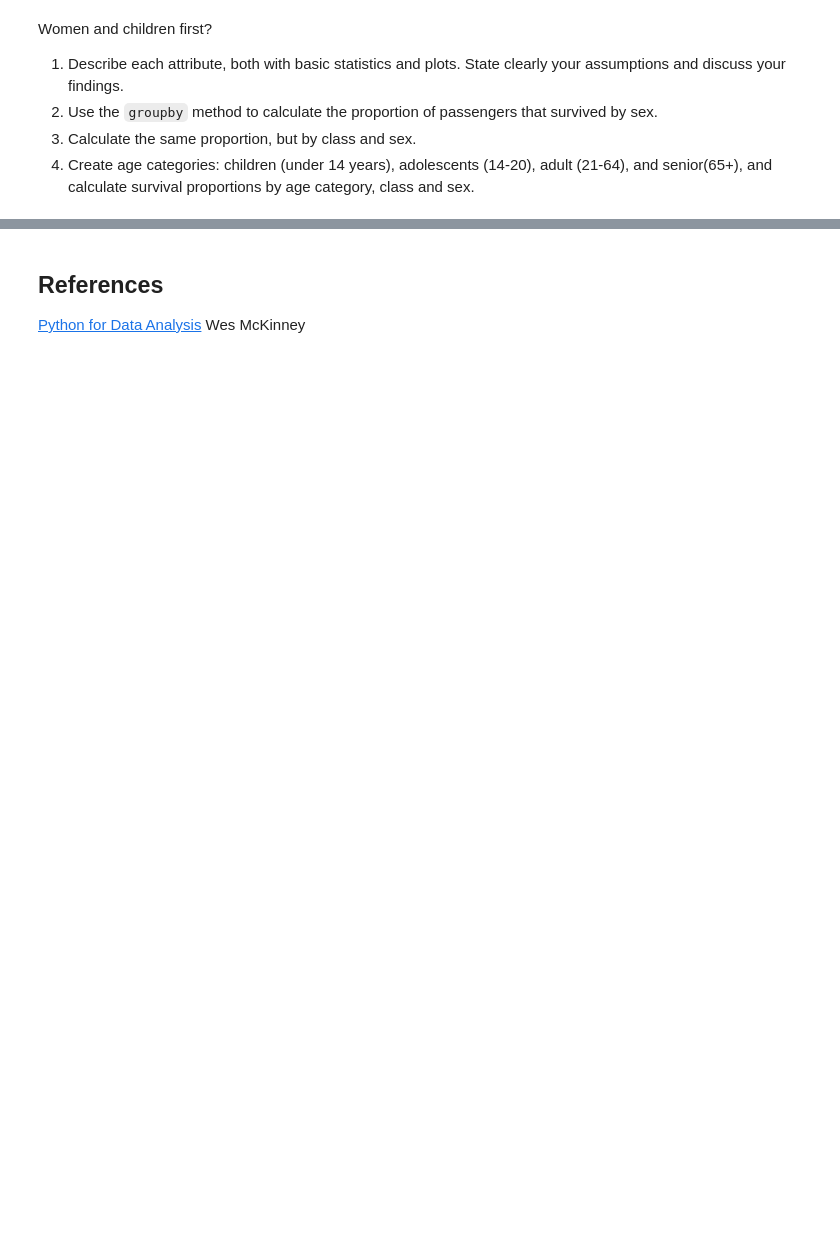
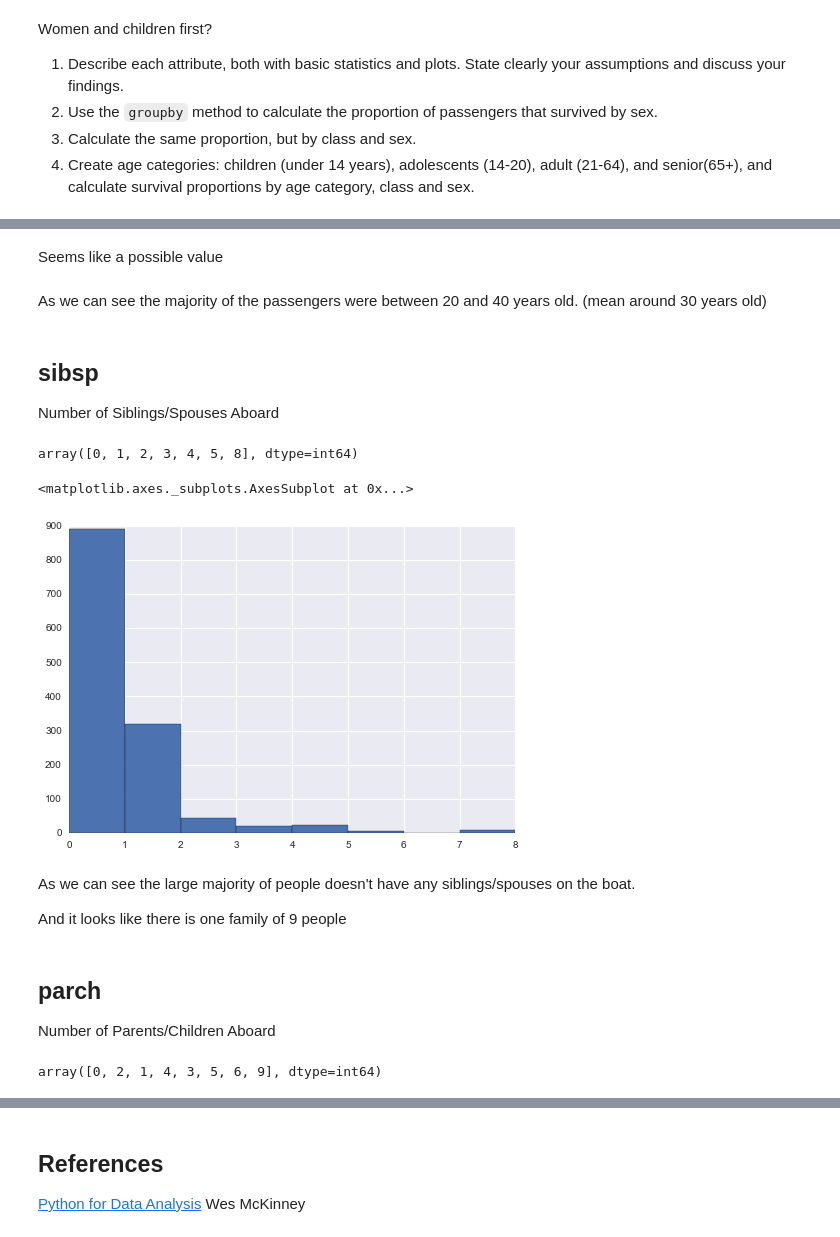
Before and after one commit to agpmilli/adaepfl, a Jupyter notebook: 02 - Intro to Pandas/Data Wrangling with Pandas.ipynb, the cells around one changed output, grey strips where cells are left out. Cells and saved outputs as stored; diff of their text form; code cells hidden in the pictures; blank space fills up the shorter version.

```diff
--- a/02 - Intro to Pandas/Data Wrangling with Pandas.ipynb
+++ b/02 - Intro to Pandas/Data Wrangling with Pandas.ipynb
@@ -1635,0 +1754,27 @@ Women and children first?
+# %% [markdown]
+Seems like a possible value
+# %% [markdown]
+As we can see the majority of the passengers were between 20 and 40 years old. (mean around 30 years old)
+# %% [markdown]
+## sibsp
+Number of Siblings/Spouses Aboard
+# %%
+titanic_df.sibsp.unique()
+# %% [output]
+array([0, 1, 2, 3, 4, 5, 8], dtype=int64)
+# %%
+titanic_df.sibsp.hist(bins=8)
+# %% [output]
+<matplotlib.axes._subplots.AxesSubplot at 0x...>
+[figure, added]
+# %% [markdown]
+As we can see the large majority of people doesn't have any siblings/spouses on the boat.
+
+And it looks like there is one family of 9 people
+# %% [markdown]
+## parch
+Number of Parents/Children Aboard
+# %%
+titanic_df.parch.unique()
+# %% [output]
+array([0, 2, 1, 4, 3, 5, 6, 9], dtype=int64)
```
Also changed, not shown: parts of 62 cells of this notebook.
